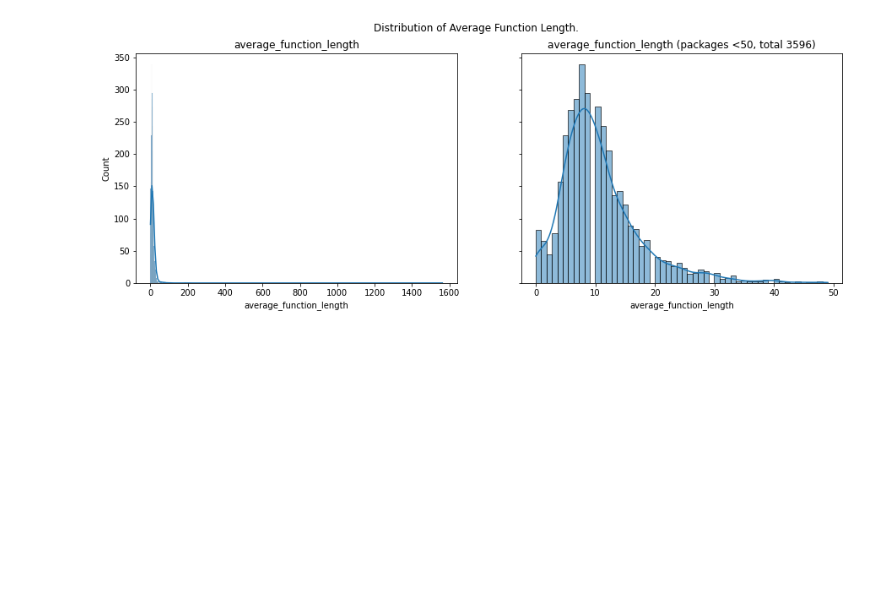
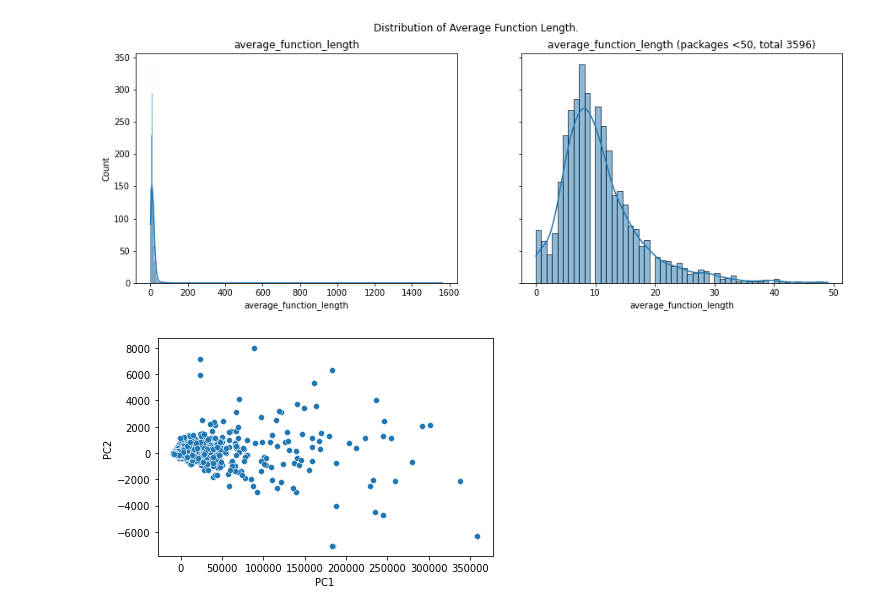
Before and after one commit to plaguss/top_pypi_source_code_stats, a Jupyter notebook: notebooks/reducto.ipynb, the cells around one changed output. Drawn from its saved outputs; the diff is of its cells as text; code cells hidden in the pictures; blank space fills up the shorter version.

```diff
--- a/notebooks/reducto.ipynb
+++ b/notebooks/reducto.ipynb
@@ -98,3 +90,9 @@ importlib.reload(viz)
 viz.plot_average_function_length()
 # %% [output]
 [figure]
+# %%
+importlib.reload(bf)
+importlib.reload(viz)
+viz.plot_pcs()
+# %% [output]
+[figure, added]
```
Also changed, not shown: parts of 3 cells of this notebook.
